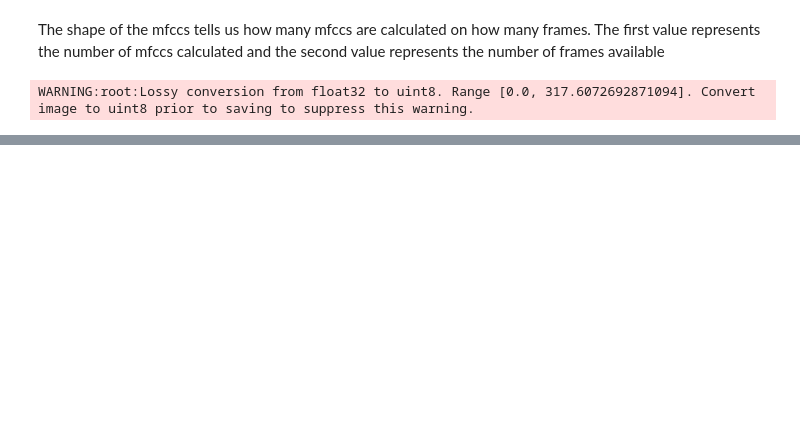
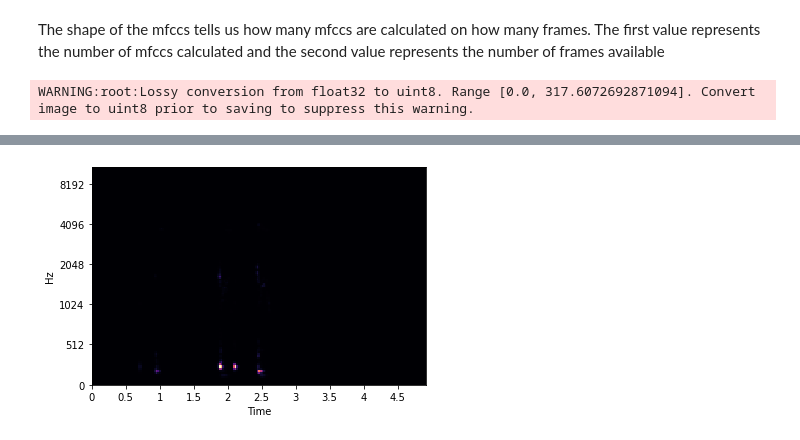
Before and after one commit to codingfabi/COUGHVID, a Jupyter notebook: Final_Project.ipynb, the cells around one changed output, grey strips where cells are left out. Saved outputs shown, nothing was run; the diff lists cells and outputs as text; code cells hidden in the pictures; blank space fills up the shorter version.

```diff
--- a/Final_Project.ipynb
+++ b/Final_Project.ipynb
@@ -309,0 +362,9 @@ for image in resized_images:
+# %%
+fig, ax = plt.subplots()
+M = librosa.feature.melspectrogram(y=x, sr=sr)
+M_db = librosa.power_to_db(M, ref=np.max) * -1
+img = librosa.display.specshow(M, y_axis='mel', x_axis='time', ax=ax)
+#ax.set(title='Mel spectrogram display')
+#fig.colorbar(img, ax=ax, format="%+2.f dB")
+# %% [output]
+[figure, added]
```
Also changed, not shown: parts of 15 cells of this notebook.
